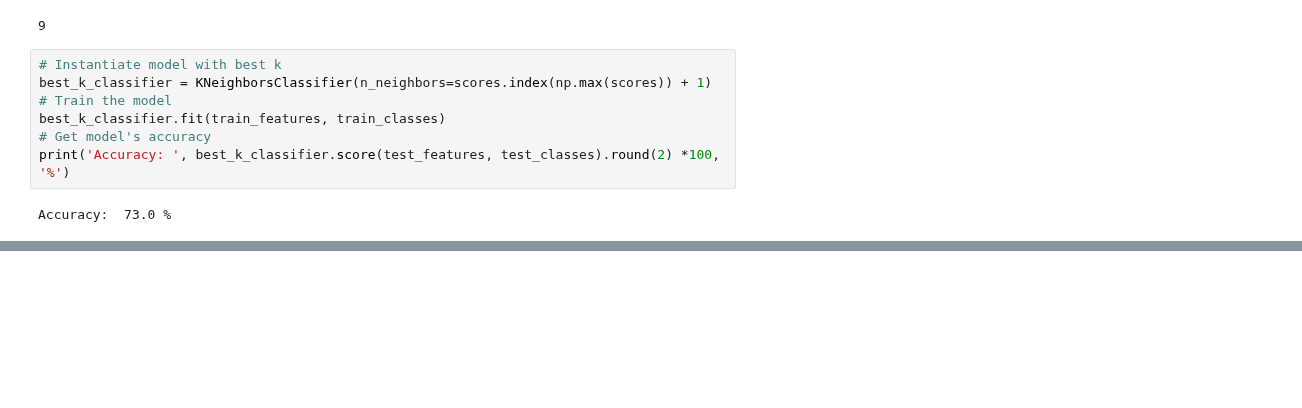
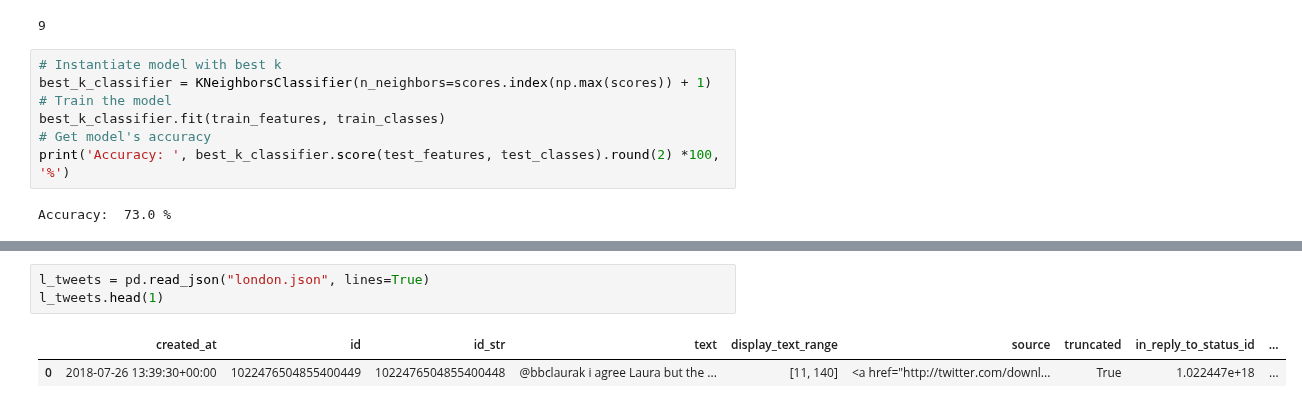
Before and after one commit to jadidaniel/jupyter-notebooks, a Jupyter notebook: ml/suprvised_learning/k_nearest_neighbours/twitter_classification.ipynb, the cells around one changed output, grey strips where cells are left out. Drawn from its saved outputs; the diff is of its cells as text; blank space fills up the shorter version.

```diff
--- a/ml/suprvised_learning/k_nearest_neighbours/twitter_classification.ipynb
+++ b/ml/suprvised_learning/k_nearest_neighbours/twitter_classification.ipynb
@@ -330,0 +391,6 @@ Result: We have trained our classifier using features that potentially could inf
+# %%
+l_tweets = pd.read_json("london.json", lines=True)
+l_tweets.head(1)
+# %% [output]
+|  | created_at | id | id_str | text | display_text_range | source | truncated | in_reply_to_status_id | ... |
+| 0 | 2018-07-26 13:39:30+00:00 | 1022476504855400449 | 1022476504855400448 | @bbclaurak i agree Laura but the ... | [11, 140] | <a href="http://twitter.com/downl... | True | 1.022447e+18 | ... |
```
Also changed, not shown: parts of 44 cells of this notebook, 2 other files.
